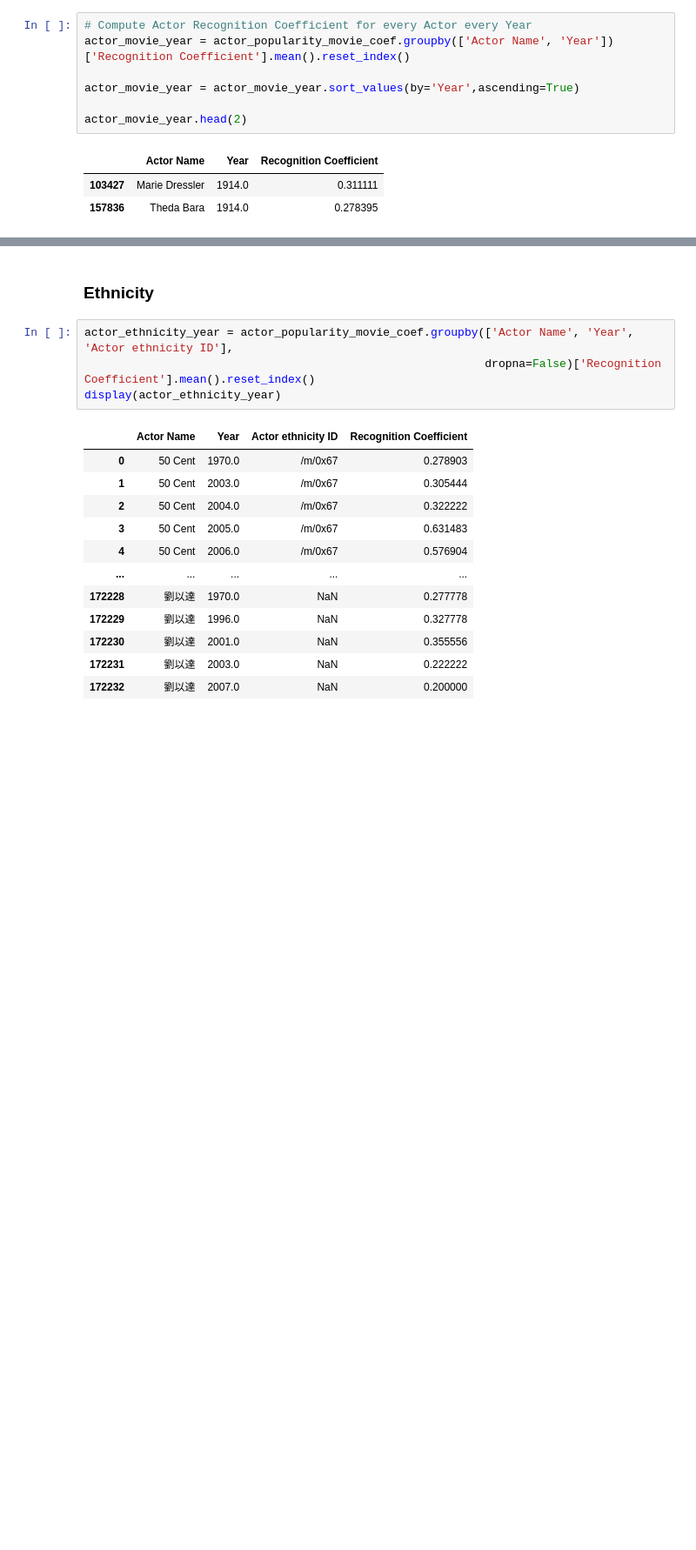
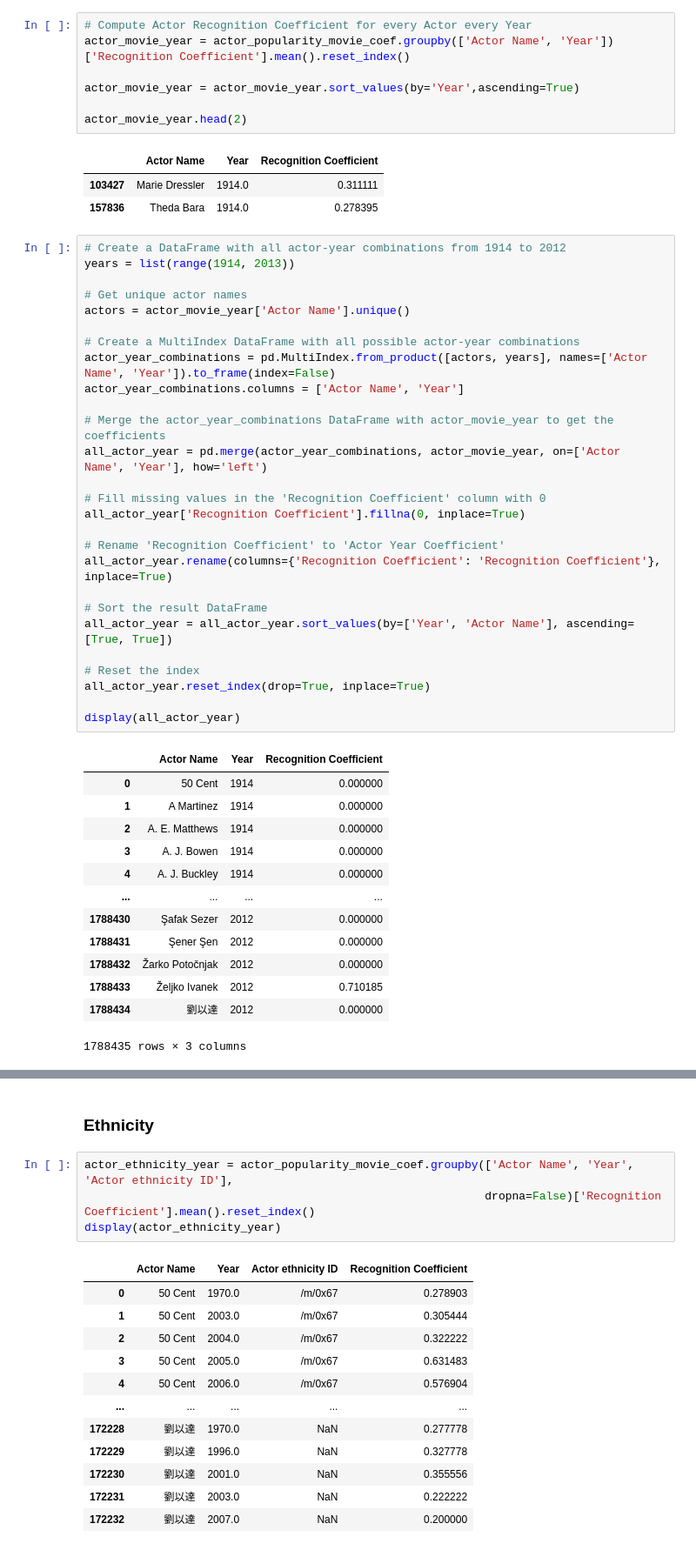
Before and after one commit to epfl-ada/ada-2023-project-pandateam23, a Jupyter notebook: Nicolas.ipynb, the cells around one changed output, grey strips where cells are left out. Shown at 87% size. Cells and saved outputs as stored; diff of their text form; blank space fills up the shorter version.

```diff
--- a/Nicolas.ipynb
+++ b/Nicolas.ipynb
@@ -262,3 +262,44 @@ actor_movie_year.head(2)
 |  | Actor Name | Year | Recognition Coefficient |
 | 103427 | Marie Dressler | 1914.0 | 0.311111 |
 | 157836 | Theda Bara | 1914.0 | 0.278395 |
+# %%
+# Create a DataFrame with all actor-year combinations from 1914 to 2012
+years = list(range(1914, 2013))
+
+# Get unique actor names
+actors = actor_movie_year['Actor Name'].unique()
+
+# Create a MultiIndex DataFrame with all possible actor-year combinations
+actor_year_combinations = pd.MultiIndex.from_product([actors, years], names=['Actor Name', 'Year']).to_frame(index=False)
+actor_year_combinations.columns = ['Actor Name', 'Year']
+
+# Merge the actor_year_combinations DataFrame with actor_movie_year to get the coefficients
+all_actor_year = pd.merge(actor_year_combinations, actor_movie_year, on=['Actor Name', 'Year'], how='left')
+
+# Fill missing values in the 'Recognition Coefficient' column with 0
+all_actor_year['Recognition Coefficient'].fillna(0, inplace=True)
+
+# Rename 'Recognition Coefficient' to 'Actor Year Coefficient'
+all_actor_year.rename(columns={'Recognition Coefficient': 'Recognition Coefficient'}, inplace=True)
+
+# Sort the result DataFrame
+all_actor_year = all_actor_year.sort_values(by=['Year', 'Actor Name'], ascending=[True, True])
+
+# Reset the index
+all_actor_year.reset_index(drop=True, inplace=True)
+
+display(all_actor_year)
+# %% [output]
+|  | Actor Name | Year | Recognition Coefficient |
+| 0 | 50 Cent | 1914 | 0.000000 |
+| 1 | A Martinez | 1914 | 0.000000 |
+| 2 | A. E. Matthews | 1914 | 0.000000 |
+| 3 | A. J. Bowen | 1914 | 0.000000 |
+| 4 | A. J. Buckley | 1914 | 0.000000 |
+| ... | ... | ... | ... |
+| 1788430 | Şafak Sezer | 2012 | 0.000000 |
+| 1788431 | Şener Şen | 2012 | 0.000000 |
+| 1788432 | Žarko Potočnjak | 2012 | 0.000000 |
+| 1788433 | Željko Ivanek | 2012 | 0.710185 |
+| 1788434 | 劉以達 | 2012 | 0.000000 |
+1788435 rows × 3 columns
```
Also changed, not shown: parts of 4 cells of this notebook.
